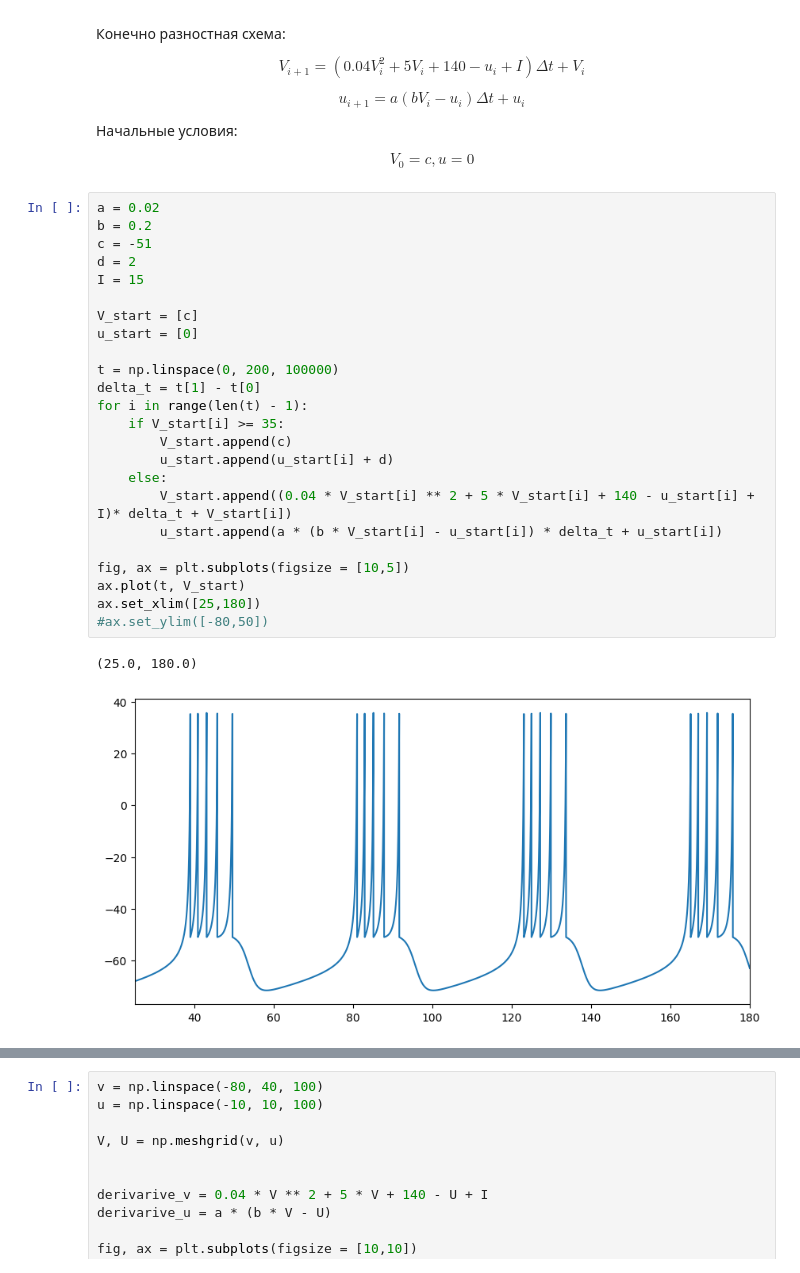
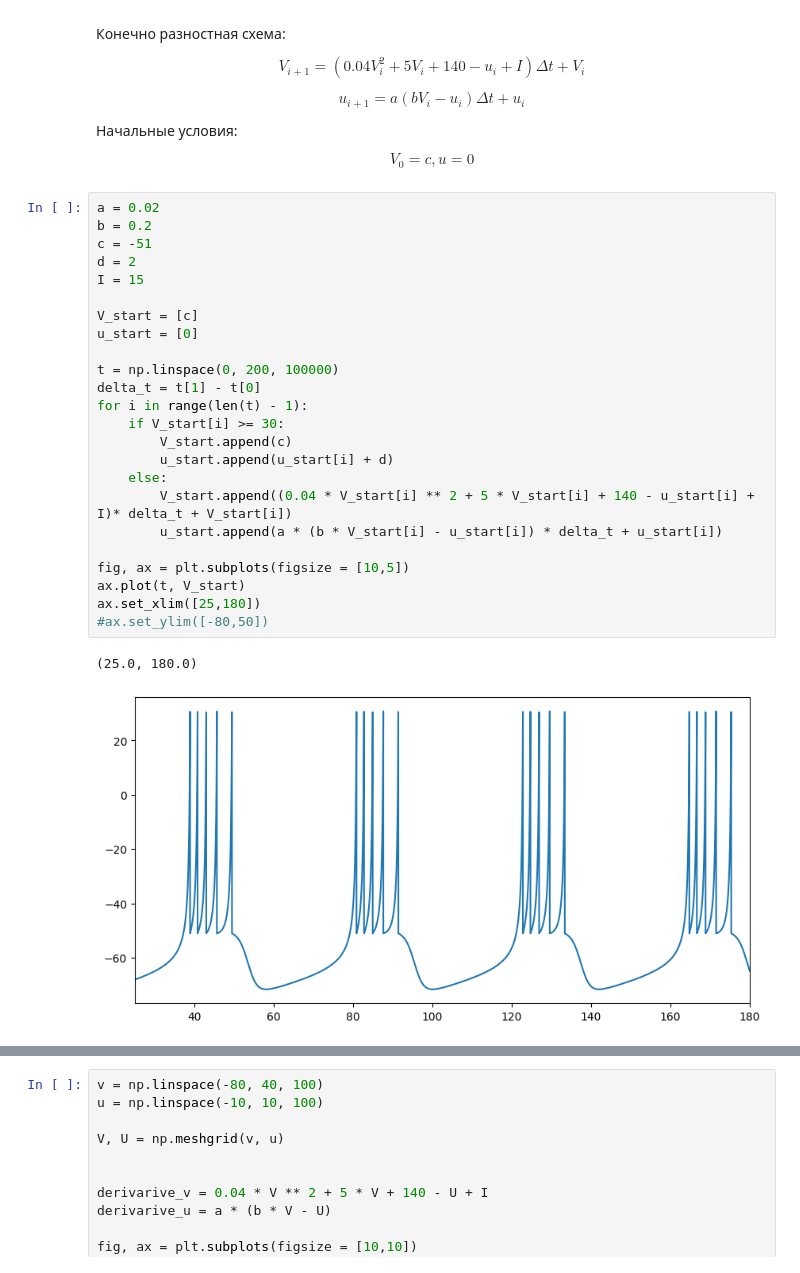
Before and after one commit to OneMoreGate/Memristor_modeling, a Jupyter notebook: Izhikevich_model.ipynb, the cells around one changed output, grey strips where cells are left out. Drawn from its saved outputs; the diff is of its cells as text.

```diff
--- a/Izhikevich_model.ipynb
+++ b/Izhikevich_model.ipynb
@@ -34,30 +34,30 @@ $$
 # %%
 a = 0.02
 b = 0.2
 c = -51
 d = 2
 I = 15
 
 V_start = [c]
 u_start = [0]
 
 t = np.linspace(0, 200, 100000)
 delta_t = t[1] - t[0]
 for i in range(len(t) - 1):
-    if V_start[i] >= 35:
+    if V_start[i] >= 30:
         V_start.append(c)
         u_start.append(u_start[i] + d)
     else:
         V_start.append((0.04 * V_start[i] ** 2 + 5 * V_start[i] + 140 - u_start[i] + I)* delta_t + V_start[i])
         u_start.append(a * (b * V_start[i] - u_start[i]) * delta_t + u_start[i])
 
 fig, ax = plt.subplots(figsize = [10,5])
 ax.plot(t, V_start)
 ax.set_xlim([25,180])
 #ax.set_ylim([-80,50])
 # %% [output]
 (25.0, 180.0)
-[figure, old version]
+[figure, new version]
 # %%
 fig = plt.figure(figsize=(6, 9), constrained_layout=True)
 #fig.tight_layout(pad=1)
```
Also changed, not shown: parts of 1 cell of this notebook, 1 other file.
